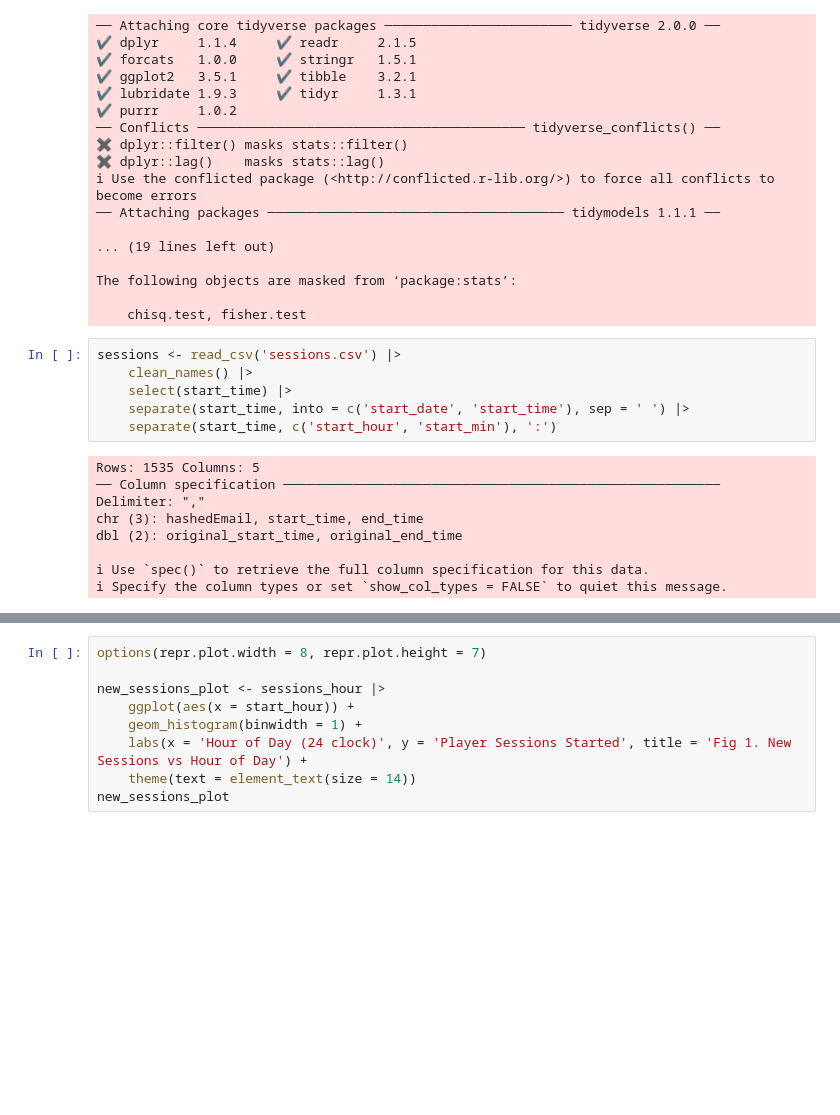
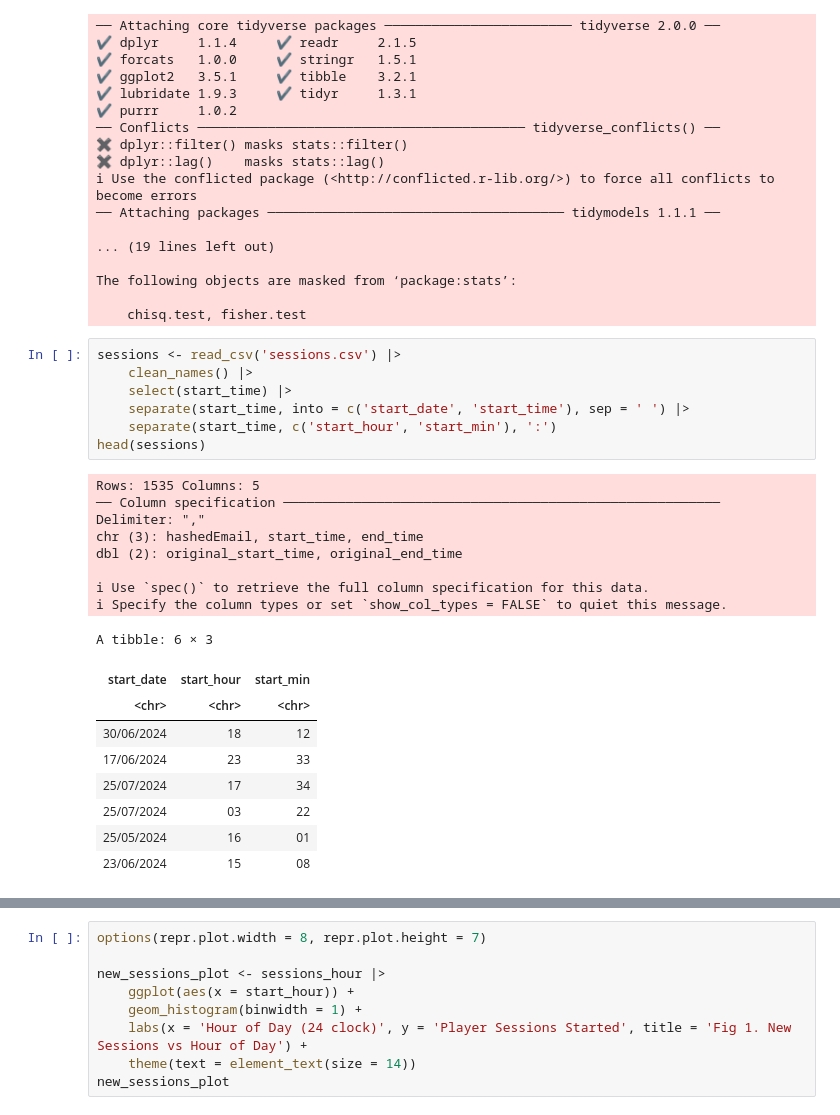
Before and after one commit to emmap24/dsci-100-project, a Jupyter notebook: project_justcode.ipynb, the cells around one changed output, grey strips where cells are left out. Cells and saved outputs as stored; diff of their text form; blank space fills up the shorter version.

```diff
--- a/project_justcode.ipynb
+++ b/project_justcode.ipynb
@@ -27,18 +27,28 @@ The following objects are masked from ‘package:stats’:
 # %%
 sessions <- read_csv('sessions.csv') |>
     clean_names() |>
     select(start_time) |>
     separate(start_time, into = c('start_date', 'start_time'), sep = ' ') |>
     separate(start_time, c('start_hour', 'start_min'), ':')
+head(sessions)
 # %% [output]
 Rows: 1535 Columns: 5
 ── Column specification ────────────────────────────────────────────────────────
 Delimiter: ","
 chr (3): hashedEmail, start_time, end_time
 dbl (2): original_start_time, original_end_time
 
 ℹ Use `spec()` to retrieve the full column specification for this data.
 ℹ Specify the column types or set `show_col_types = FALSE` to quiet this message.
+A tibble: 6 × 3
+| start_date | start_hour | start_min |
+| <chr> | <chr> | <chr> |
+| 30/06/2024 | 18 | 12 |
+| 17/06/2024 | 23 | 33 |
+| 25/07/2024 | 17 | 34 |
+| 25/07/2024 | 03 | 22 |
+| 25/05/2024 | 16 | 01 |
+| 23/06/2024 | 15 | 08 |
 # %%
 sessions_hour <- sessions |>
     select(start_hour) |>
```
Also changed, not shown: parts of 6 cells of this notebook, 1 other file.
